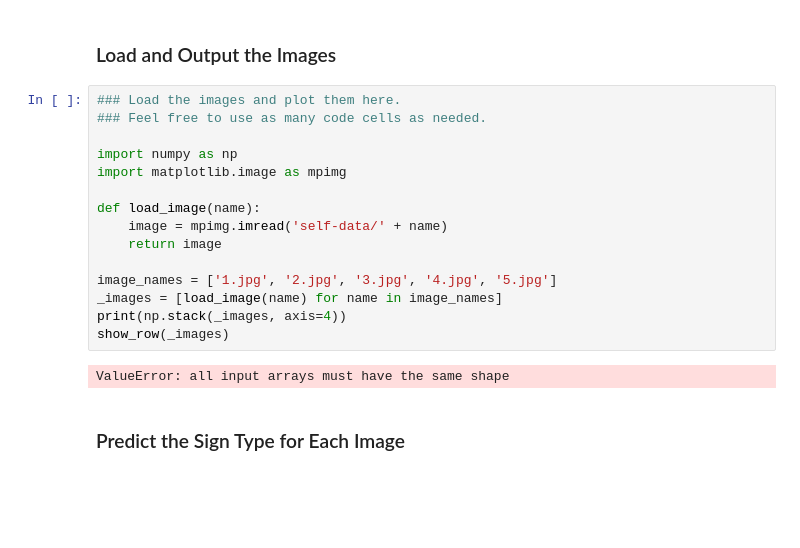
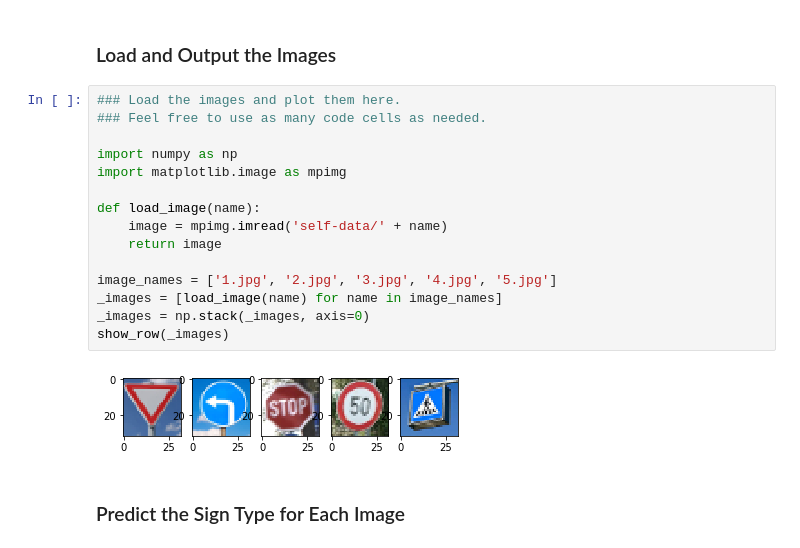
Before and after one commit to settinghead/CarND-Traffic-Sign-Classifier-P2, a Jupyter notebook: Traffic_Sign_Classifier.ipynb, the cells around one changed output. Cells and saved outputs as stored; diff of their text form; blank space fills up the shorter version.

```diff
--- a/Traffic_Sign_Classifier.ipynb
+++ b/Traffic_Sign_Classifier.ipynb
@@ -384,20 +385,20 @@ You may find `signnames.csv` useful as it contains mappings from the class id (i
 # %%
 ### Load the images and plot them here.
 ### Feel free to use as many code cells as needed.
 
 import numpy as np
 import matplotlib.image as mpimg
 
 def load_image(name):
     image = mpimg.imread('self-data/' + name)
     return image
 
 image_names = ['1.jpg', '2.jpg', '3.jpg', '4.jpg', '5.jpg']
 _images = [load_image(name) for name in image_names]
-print(np.stack(_images, axis=4))
+_images = np.stack(_images, axis=0)
 show_row(_images)
 # %% [output]
-ValueError: all input arrays must have the same shape
+[figure, added]
 # %% [markdown]
 ### Predict the Sign Type for Each Image
 # %%
```
Also changed, not shown: parts of 4 cells of this notebook.
